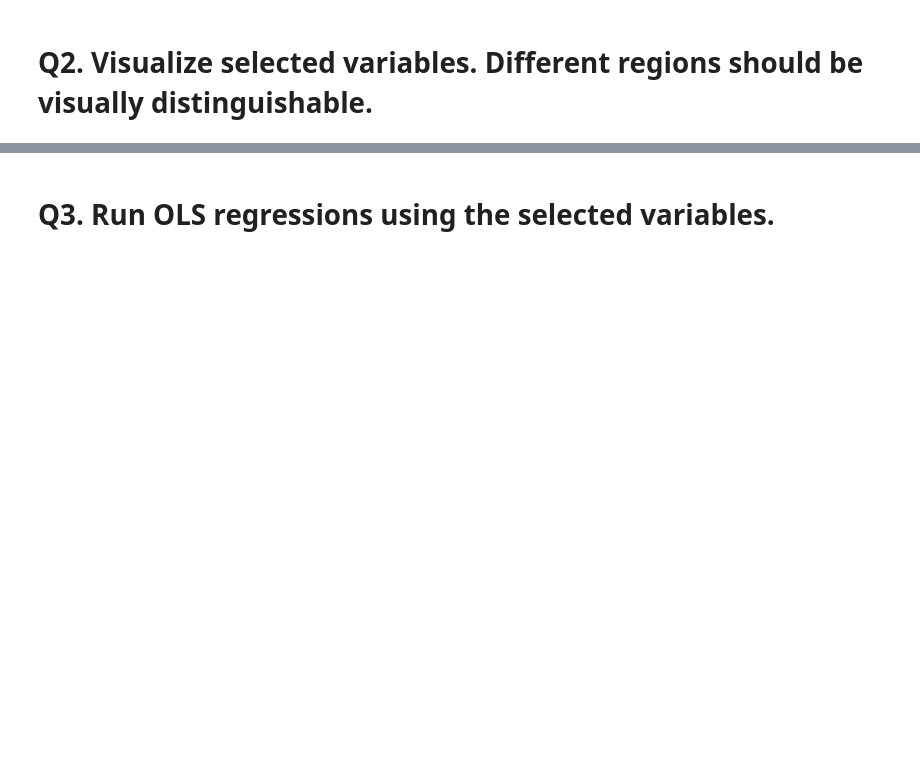
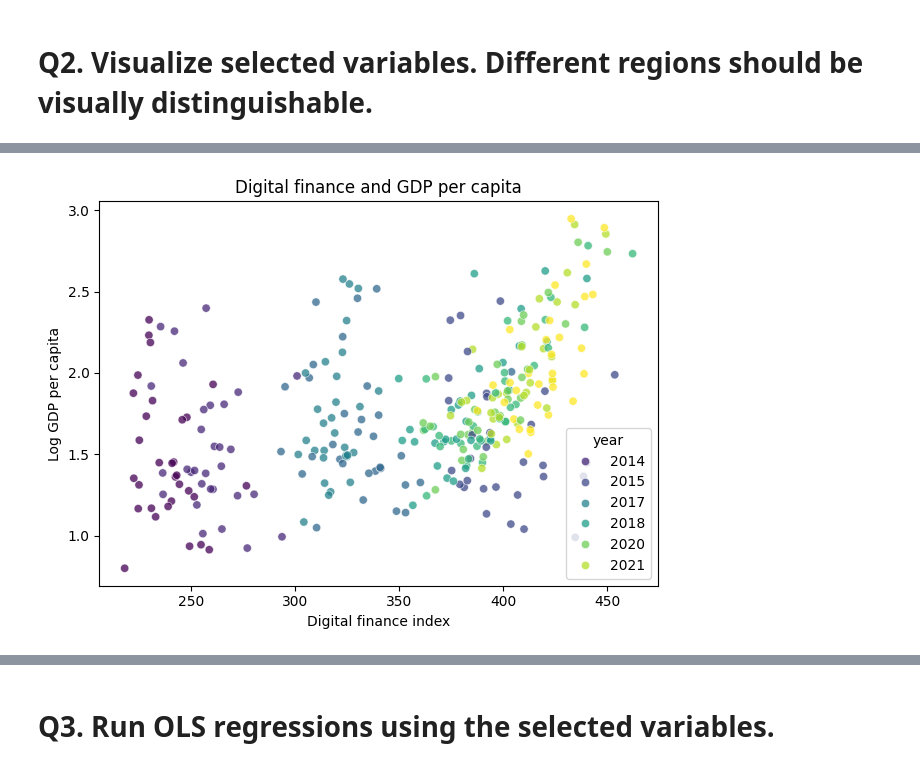
Before and after one commit to hanyu2010wendy/Big-Data-Analysis-2025, a Jupyter notebook: assignments/04_multivariable_linear_regression/Homework4_solution.ipynb, the cells around one changed output, grey strips where cells are left out. Drawn from its saved outputs; the diff is of its cells as text; code cells hidden in the pictures; blank space fills up the shorter version.

```diff
--- a/assignments/04_multivariable_linear_regression/Homework4_solution.ipynb
+++ b/assignments/04_multivariable_linear_regression/Homework4_solution.ipynb
@@ -97,11 +123,17 @@ plt.savefig(MODULE_OUTPUT_DIR / "scatter_year_two_indicators.png", bbox_inches="
 # %%
 sns.scatterplot(
     data=df,
-    x="year",
-    y="ecommerce_share_pct",
-    hue="region_en",
+    x="digital_finance_index",
+    y="lngdpc",
+    hue="year",
+    palette="viridis",
+    alpha=0.75,
 )
-plt.legend(bbox_to_anchor=(1.0, 1.0), loc="upper left", ncol=2)
+plt.xlabel("Digital finance index")
+plt.ylabel("Log GDP per capita")
+plt.title("Digital finance and GDP per capita")
 plt.tight_layout()
-plt.savefig(MODULE_OUTPUT_DIR / "scatter_ecommerce_share_by_region.png", bbox_inches="tight")
+plt.savefig(MODULE_OUTPUT_DIR / "scatter_digital_finance_lngdpc.png", bbox_inches="tight")
+# %% [output]
+[figure, added]
 # %%
```
Also changed, not shown: parts of 11 cells of this notebook, 3 other files.
